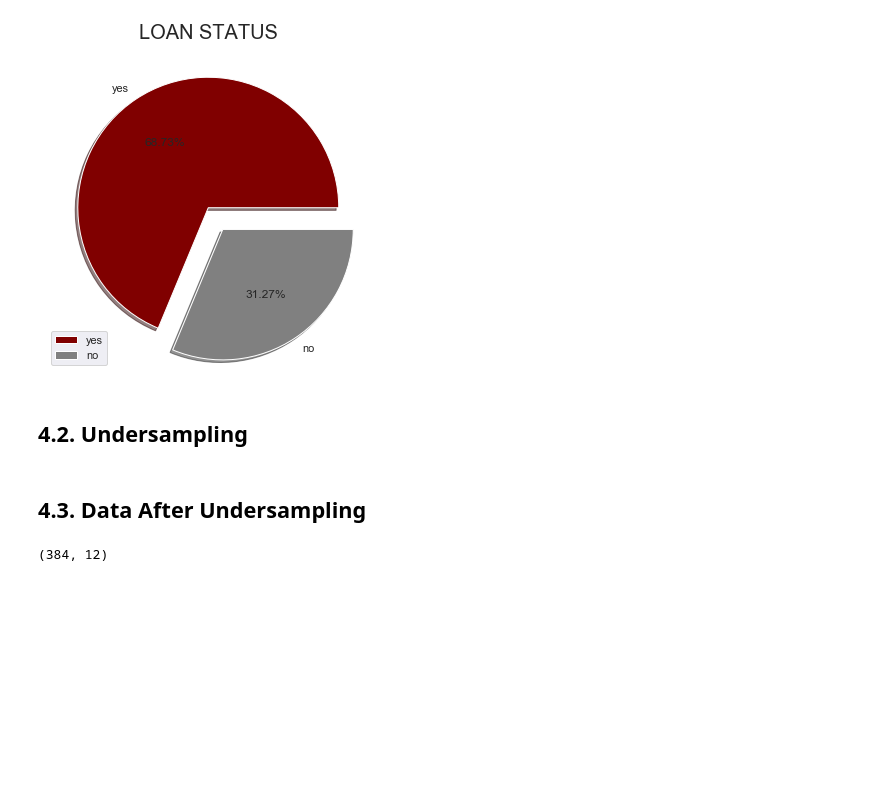
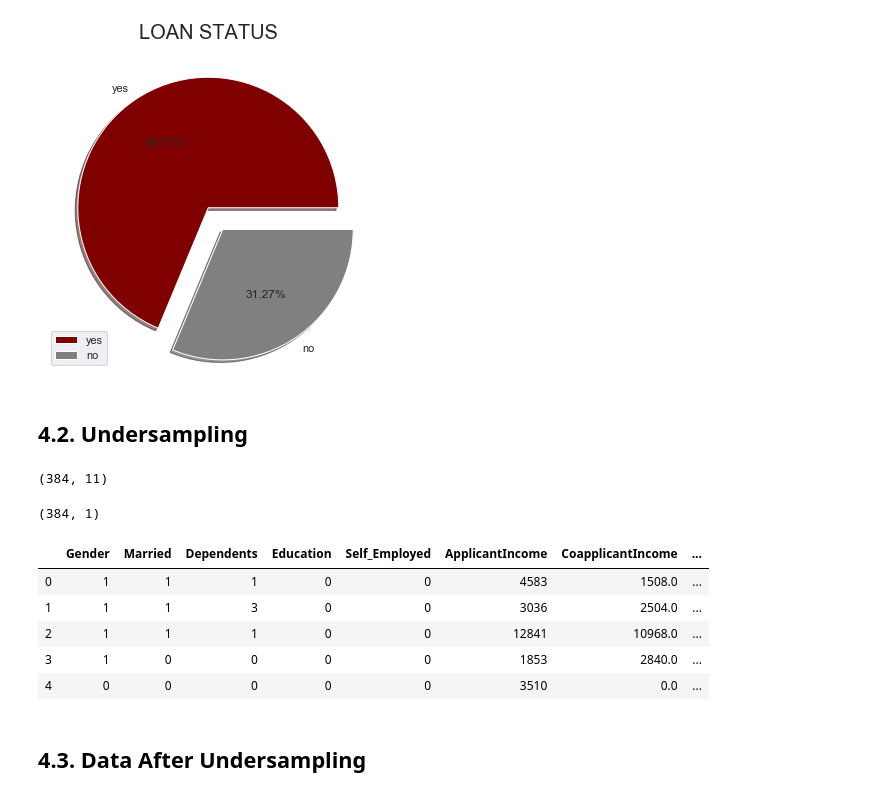
Before and after one commit to AngelMthimunye/Bank_Loan_Qualifier_App, a Jupyter notebook: Bank_Loan.ipynb, the cells around one changed output. Cells and saved outputs as stored; diff of their text form; code cells hidden in the pictures; blank space fills up the shorter version.

```diff
--- a/Bank_Loan.ipynb
+++ b/Bank_Loan.ipynb
@@ -394 +420,9 @@ X_sampled, y_sampled = rus.fit_sample(X,y)
+# %%
+X_sampled.shape
+# %% [output]
+(384, 11)
+# %%
+y_sampled.shape
+# %% [output]
+(384, 1)
 # %%
@@ -398 +429,10 @@ y_sampled.columns = ["Loan_Status"]
 undersampled_df = pd.concat([X_sampled, y_sampled], axis=1)
+# %%
+undersampled_df.head()
+# %% [output]
+|  | Gender | Married | Dependents | Education | Self_Employed | ApplicantIncome | CoapplicantIncome | ... |
+| 0 | 1 | 1 | 1 | 0 | 0 | 4583 | 1508.0 | ... |
+| 1 | 1 | 1 | 3 | 0 | 0 | 3036 | 2504.0 | ... |
+| 2 | 1 | 1 | 1 | 0 | 0 | 12841 | 10968.0 | ... |
+| 3 | 1 | 0 | 0 | 0 | 0 | 1853 | 2840.0 | ... |
+| 4 | 0 | 0 | 0 | 0 | 0 | 3510 | 0.0 | ... |
@@ -399,9 +441,5 @@ undersampled_df = pd.concat([X_sampled, y_sampled], axis=1)
 # %% [markdown]
 ## 4.3. Data After Undersampling
-# %%
-undersampled_df.shape
-# %% [output]
-(384, 12)
 # %%
 loan_status_sampled = pd.value_counts(undersampled_df["Loan_Status"], sort=True).sort_index()
 print(loan_status_sampled)
```
Also changed, not shown: parts of 45 cells of this notebook.
